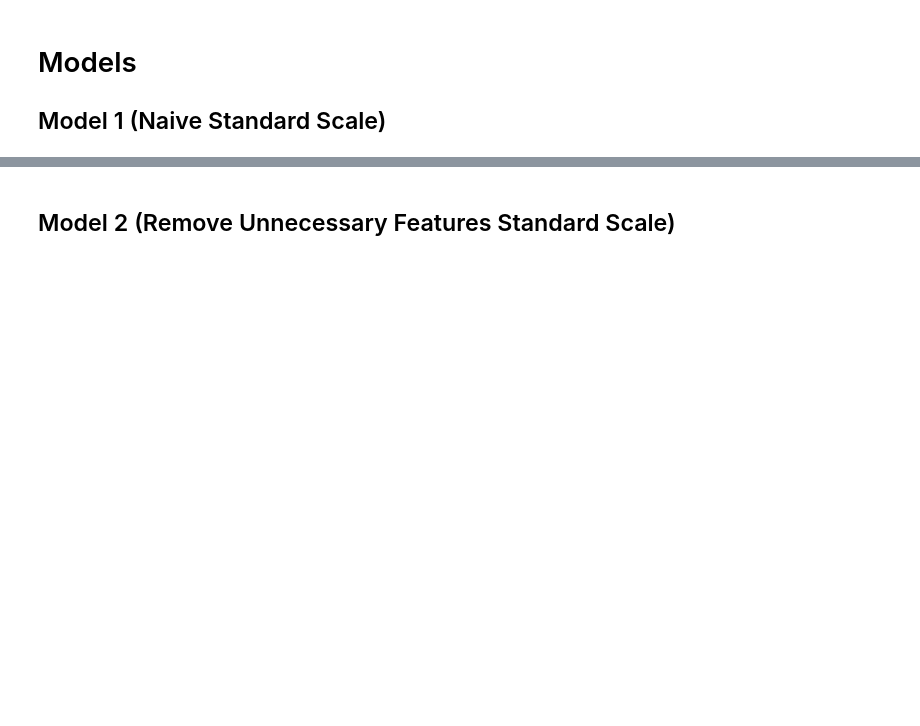
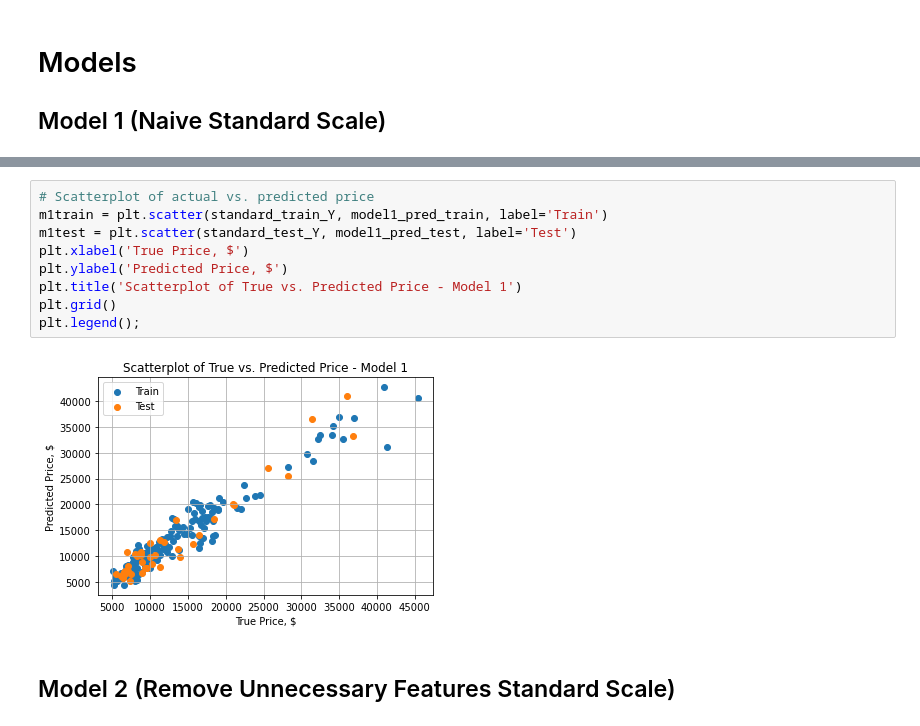
Before and after one commit to wavyvone/Car_Prediction_Analysis, a Jupyter notebook: Regression_with_scatterplots.ipynb, the cells around one changed output, grey strips where cells are left out. Saved outputs shown, nothing was run; the diff lists cells and outputs as text; blank space fills up the shorter version.

```diff
--- a/Regression_with_scatterplots.ipynb
+++ b/Regression_with_scatterplots.ipynb
@@ -143,3 +160,14 @@ Test r2: 86.57029480466984
+# %%
+# Scatterplot of actual vs. predicted price
+m1train = plt.scatter(standard_train_Y, model1_pred_train, label='Train')
+m1test = plt.scatter(standard_test_Y, model1_pred_test, label='Test')
+plt.xlabel('True Price, $')
+plt.ylabel('Predicted Price, $')
+plt.title('Scatterplot of True vs. Predicted Price - Model 1')
+plt.grid()
+plt.legend();
+# %% [output]
+[figure, added]
 # %% [markdown]
 ## Model 2 (Remove Unnecessary Features Standard Scale)
 # %%
```
Also changed, not shown: parts of 28 cells of this notebook.
